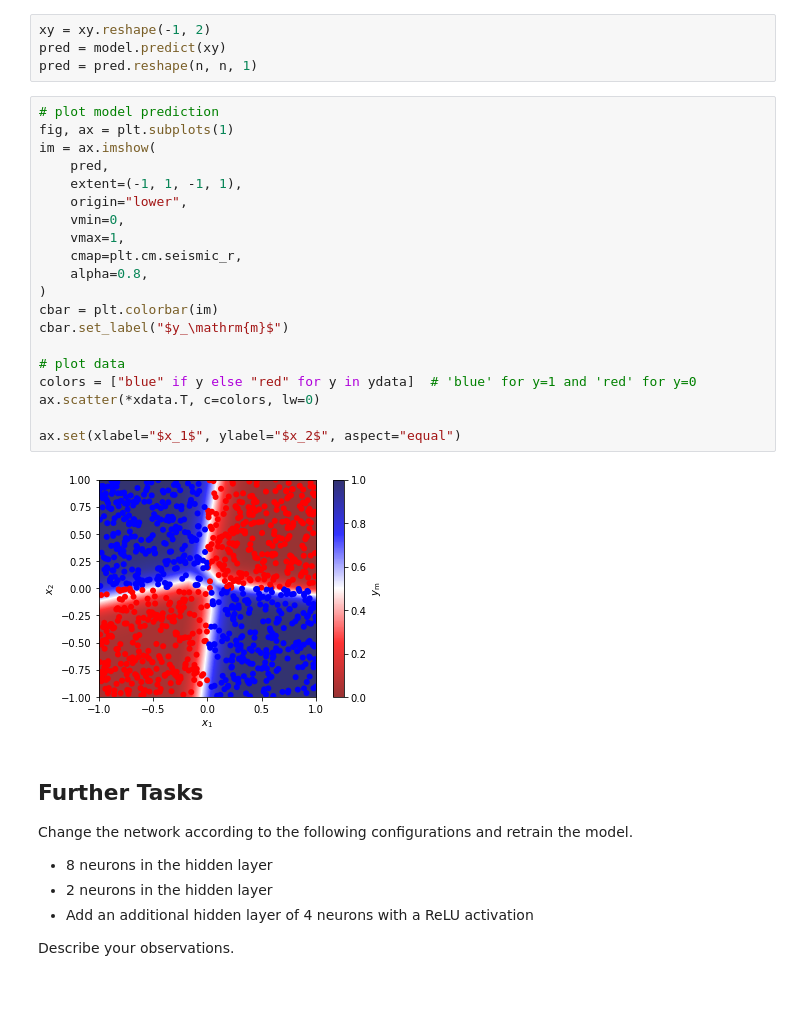
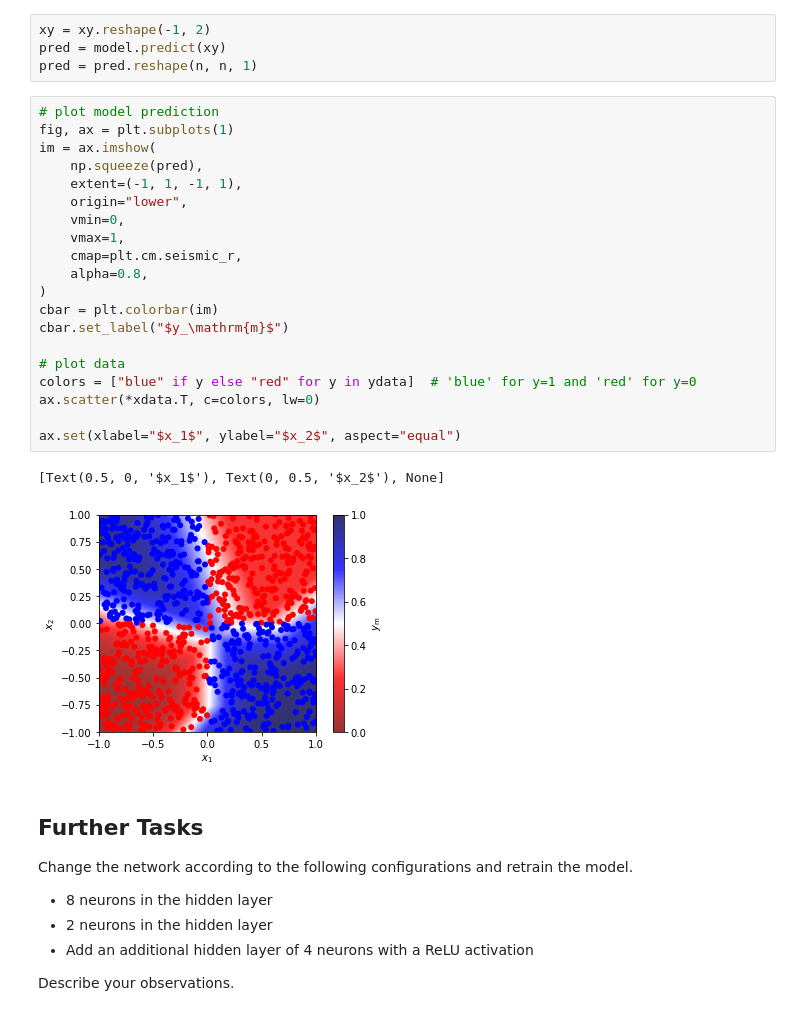
Before and after one commit to Nollde/deep_learning_basics, a Jupyter notebook: lecture2/exercise_2_2_checkerboard_solution.ipynb, the cells around one changed output. Drawn from its saved outputs; the diff is of its cells as text.

Commit message:
[exercises] 2.2: fixes imshow plotting for newer mpl version

```diff
--- a/lecture2/exercise_2_2_checkerboard_solution.ipynb
+++ b/lecture2/exercise_2_2_checkerboard_solution.ipynb
@@ -122,25 +124,26 @@ pred = pred.reshape(n, n, 1)
 # %%
 # plot model prediction
 fig, ax = plt.subplots(1)
 im = ax.imshow(
-    pred,
+    np.squeeze(pred),
     extent=(-1, 1, -1, 1),
     origin="lower",
     vmin=0,
     vmax=1,
     cmap=plt.cm.seismic_r,
     alpha=0.8,
 )
 cbar = plt.colorbar(im)
 cbar.set_label("$y_\mathrm{m}$")
 
 # plot data
 colors = ["blue" if y else "red" for y in ydata]  # 'blue' for y=1 and 'red' for y=0
 ax.scatter(*xdata.T, c=colors, lw=0)
 
 ax.set(xlabel="$x_1$", ylabel="$x_2$", aspect="equal")
 # %% [output]
+[Text(0.5, 0, '$x_1$'), Text(0, 0.5, '$x_2$'), None]
-[figure, old version]
+[figure, new version]
 # %% [markdown]
 ## Further Tasks
 Change the network according to the following configurations and retrain the model.
```
Also changed, not shown: parts of 2 cells of this notebook.
